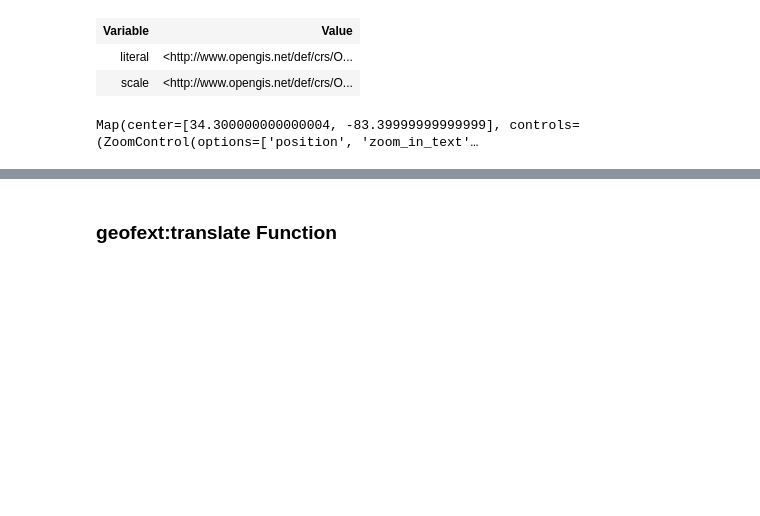
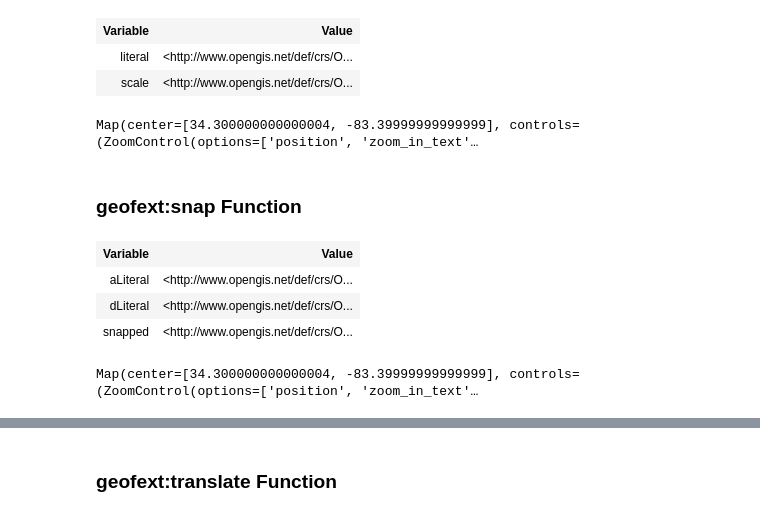
Before and after one commit to situx/rdflib-geosparql, a Jupyter notebook: GeoSPARQLExt.ipynb, the cells around one changed output, grey strips where cells are left out. Saved outputs shown, nothing was run; the diff lists cells and outputs as text; code cells hidden in the pictures; blank space fills up the shorter version.

Commit message:
restructuring and added snap/split functions

```diff
--- a/GeoSPARQLExt.ipynb
+++ b/GeoSPARQLExt.ipynb
@@ -1990,3 +1991,24 @@ POLYGON ((-83.79999999999998 33.900000000000006, -83 33.900000000000006, -83 34.
 | literal | <http://www.opengis.net/def/crs/O... |
 | scale | <http://www.opengis.net/def/crs/O... |
 Map(center=[34.300000000000004, -83.39999999999999], controls=(ZoomControl(options=['position', 'zoom_in_text'…
+# %% [markdown]
+### geofext:snap Function
+# %%
+processQueryResults(g.query("""
+PREFIX my: <http://example.org/ApplicationSchema#>
+PREFIX geo: <"""+str(GEO)+""">
+PREFIX geof: <"""+str(GEOFEXT)+""">
+PREFIX xsd: <http://www.w3.org/2001/XMLSchema#>
+SELECT ?aLiteral ?dLiteral ?snapped
+WHERE {
+  my:AExactGeom geo:asWKT ?aLiteral .
+  my:DExactGeom geo:asWKT ?dLiteral .
+  BIND(geof:snap(?aLiteral,?dLiteral) AS ?snapped)
+}
+"""),["aLiteral","dLiteral","snapped"],None)
+# %% [output]
+| Variable | Value |
+| aLiteral | <http://www.opengis.net/def/crs/O... |
+| dLiteral | <http://www.opengis.net/def/crs/O... |
+| snapped | <http://www.opengis.net/def/crs/O... |
+Map(center=[34.300000000000004, -83.39999999999999], controls=(ZoomControl(options=['position', 'zoom_in_text'…
```
Also changed, not shown: parts of 3 cells of this notebook, 1 other file.
